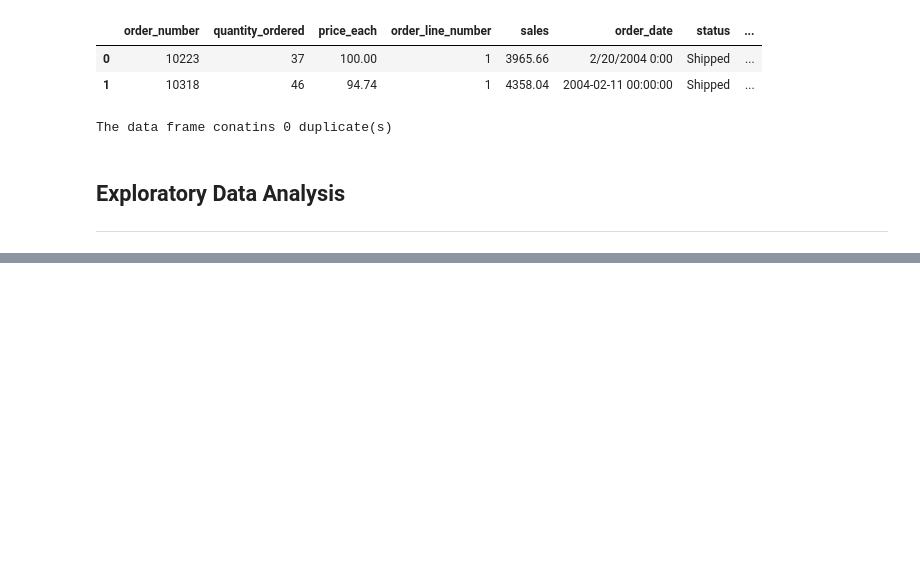
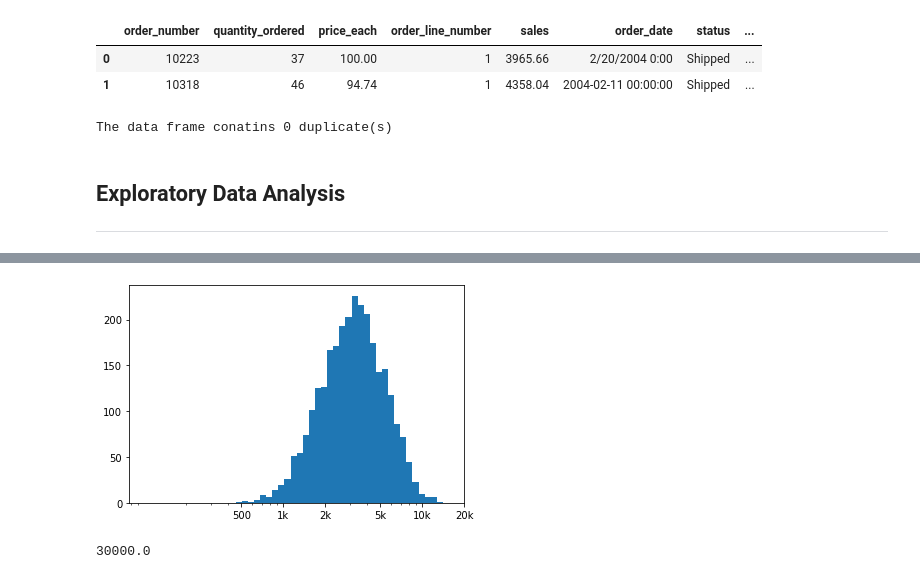
Before and after one commit to Biob-scientist/Sales_analytics, a Jupyter notebook: sales_exploratory_analysis.ipynb, the cells around one changed output, grey strips where cells are left out. Drawn from its saved outputs; the diff is of its cells as text; code cells hidden in the pictures; blank space fills up the shorter version.

```diff
--- a/sales_exploratory_analysis.ipynb
+++ b/sales_exploratory_analysis.ipynb
@@ -170,0 +168,19 @@ Name: profit, Length: 2823, dtype: float64
+# %%
+bins_max = np.log10(df.sales.max())
+bin_min=np.log10(df.sales.min())
+bins_trans = 10**np.linspace(2, bins_max, 50)
+# %%
+plt.hist(data=df, x='sales',bins=bins_trans)
+plt.xscale('log')
+plt.xticks([500, 1e3, 2e3, 5e3, 1e4, 2e4], [500, '1k', '2k', '5k', '10k', '20k']);
+#ticks=[630,1260,2520,5040,10080]
+#labels=['{}'.format(x) for x in ticks]
+
+#plt.xticks(ticks,labels)
+plt.show()
+# %% [output]
+[figure, added]
+# %%
+3e4
+# %% [output]
+30000.0
```
Also changed, not shown: parts of 13 cells of this notebook.
